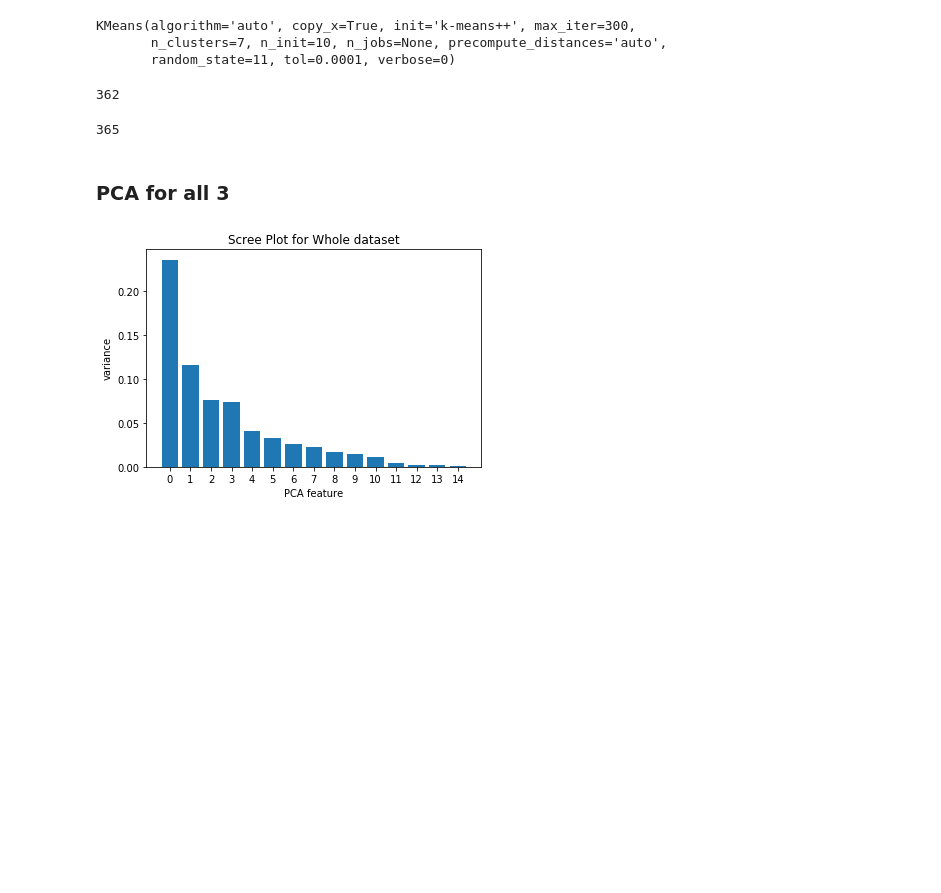
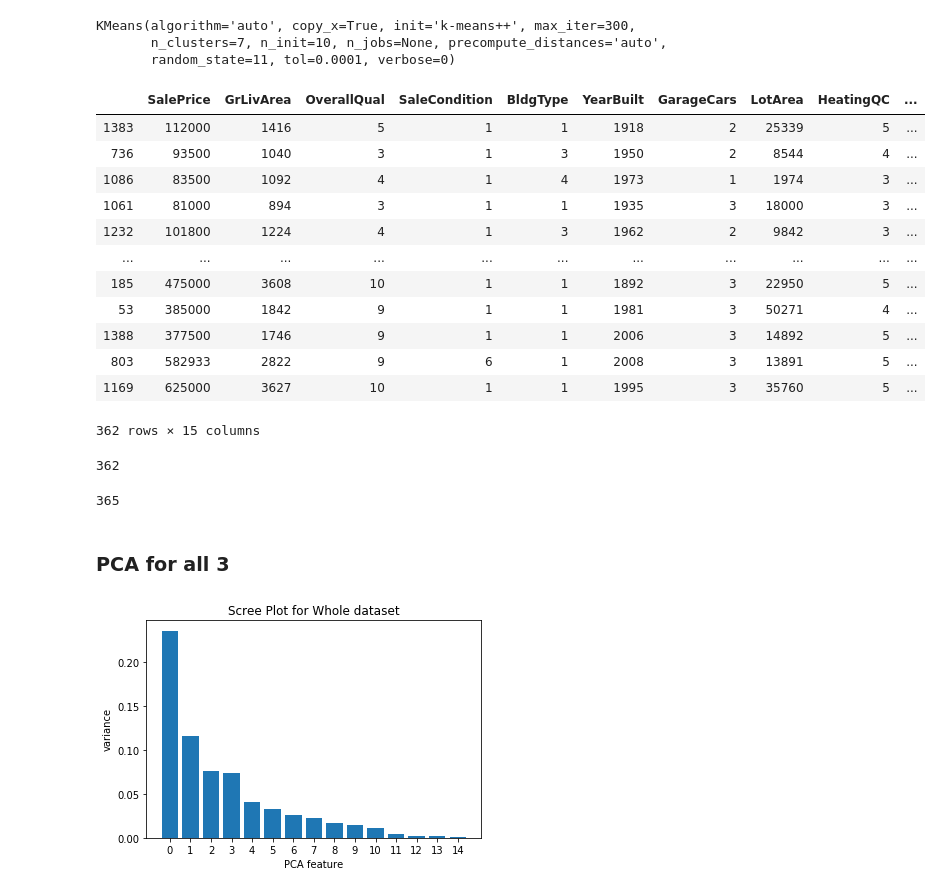
Before and after one commit to adityagaikwad/Visualization-Projects, a Jupyter notebook: Assignment 2/Sampling.ipynb, the cells around one changed output. Cells and saved outputs as stored; diff of their text form; code cells hidden in the pictures; blank space fills up the shorter version.

```diff
--- a/Assignment 2/Sampling.ipynb
+++ b/Assignment 2/Sampling.ipynb
@@ -78,6 +78,22 @@ stratified_sample = []
 
 for cluster_number in clusters.keys():
     stratified_sample.extend(sample(clusters[cluster_number], int(len(clusters[cluster_number]) * percent)))
+# %%
+pd.DataFrame(stratified_sample)
+# %% [output]
+|  | SalePrice | GrLivArea | OverallQual | SaleCondition | BldgType | YearBuilt | GarageCars | LotArea | HeatingQC | ... |
+| 1383 | 112000 | 1416 | 5 | 1 | 1 | 1918 | 2 | 25339 | 5 | ... |
+| 736 | 93500 | 1040 | 3 | 1 | 3 | 1950 | 2 | 8544 | 4 | ... |
+| 1086 | 83500 | 1092 | 4 | 1 | 4 | 1973 | 1 | 1974 | 3 | ... |
+| 1061 | 81000 | 894 | 3 | 1 | 1 | 1935 | 3 | 18000 | 3 | ... |
+| 1232 | 101800 | 1224 | 4 | 1 | 3 | 1962 | 2 | 9842 | 3 | ... |
+| ... | ... | ... | ... | ... | ... | ... | ... | ... | ... | ... |
+| 185 | 475000 | 3608 | 10 | 1 | 1 | 1892 | 3 | 22950 | 5 | ... |
+| 53 | 385000 | 1842 | 9 | 1 | 1 | 1981 | 3 | 50271 | 4 | ... |
+| 1388 | 377500 | 1746 | 9 | 1 | 1 | 2006 | 3 | 14892 | 5 | ... |
+| 803 | 582933 | 2822 | 9 | 6 | 1 | 2008 | 3 | 13891 | 5 | ... |
+| 1169 | 625000 | 3627 | 10 | 1 | 1 | 1995 | 3 | 35760 | 5 | ... |
+362 rows × 15 columns
 # %%
 len(stratified_sample)
 # %% [output]
```
Also changed, not shown: parts of 8 cells of this notebook, 4 other files.
